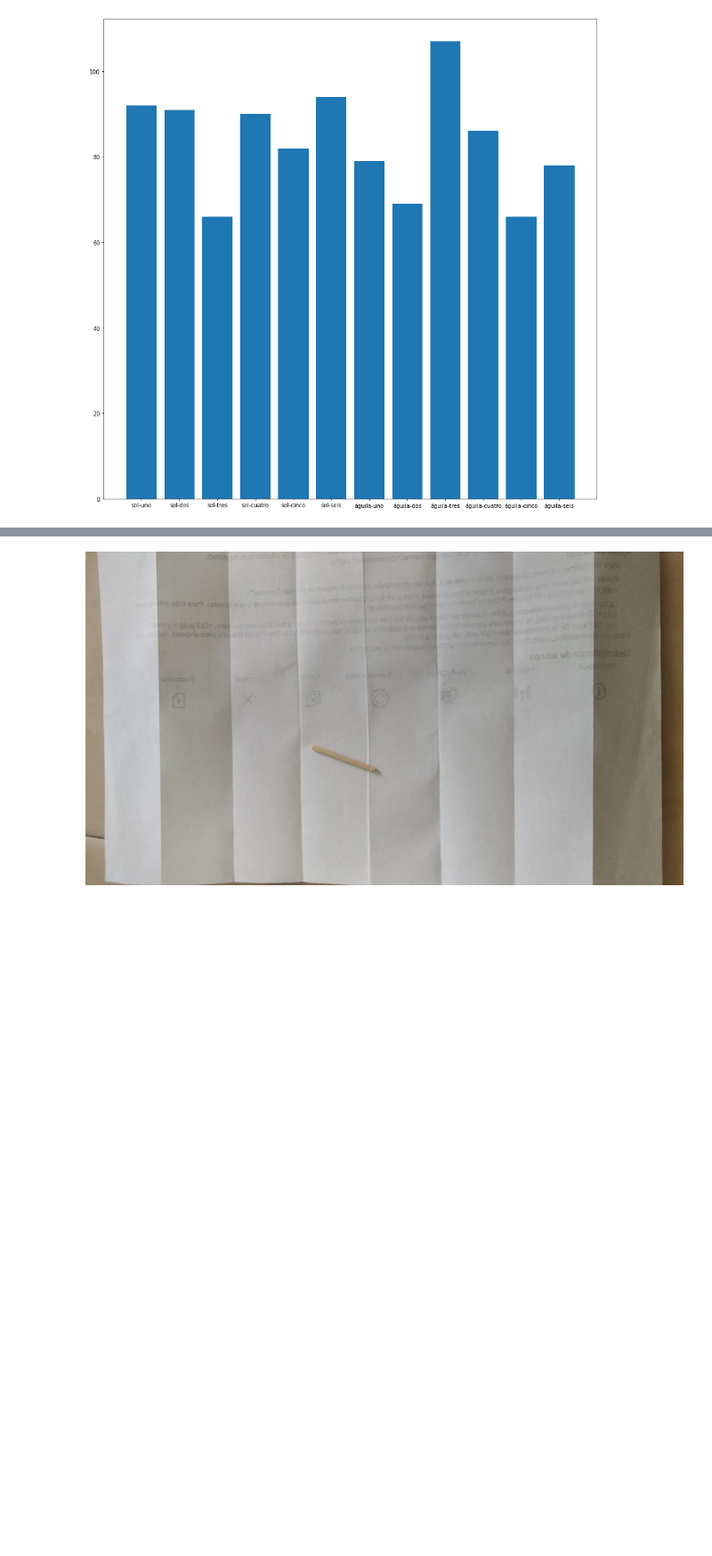
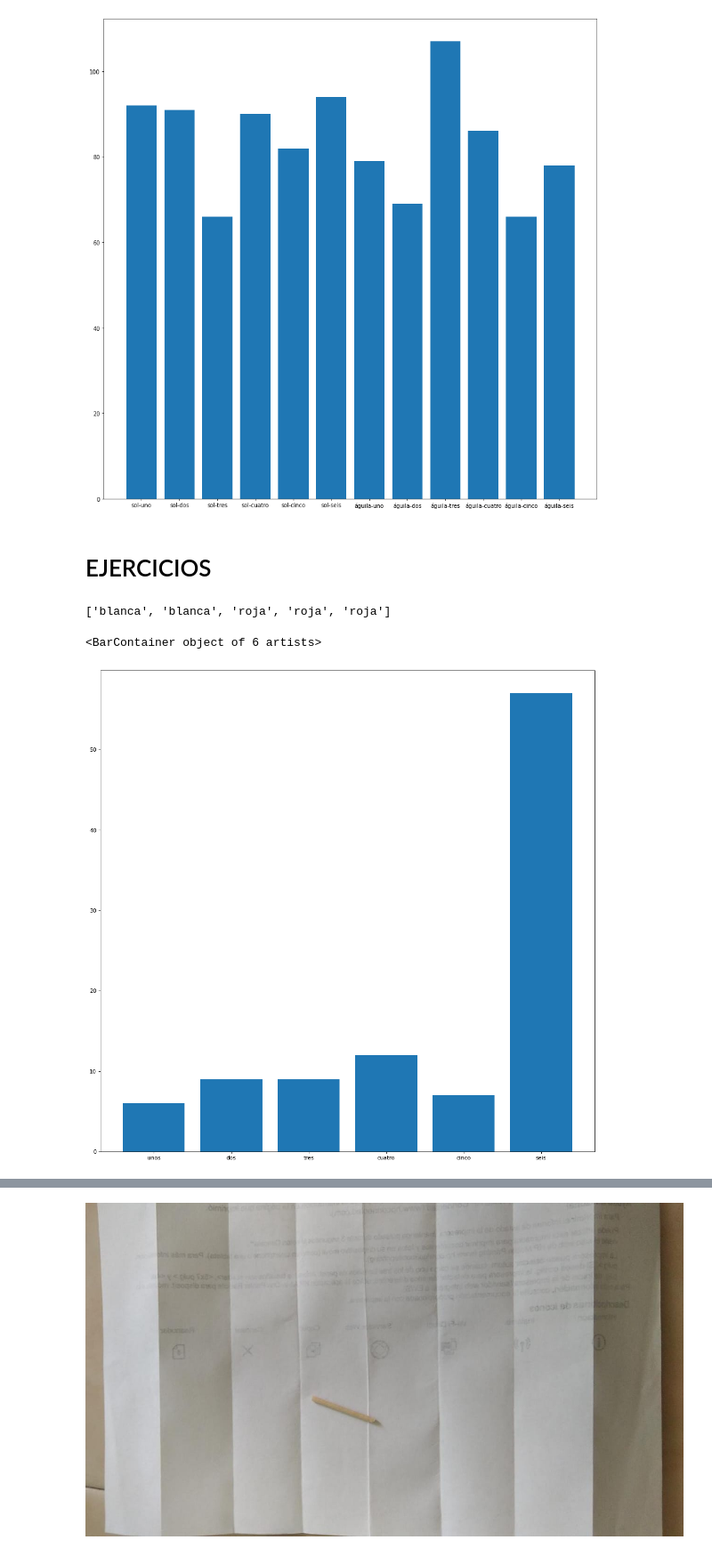
Before and after one commit to Crisel8a/Probabilidad, a Jupyter notebook: Probabilidad_1.ipynb, the cells around one changed output, grey strips where cells are left out. Shown at 89% size. Saved outputs shown, nothing was run; the diff lists cells and outputs as text; code cells hidden in the pictures; blank space fills up the shorter version.

```diff
--- a/Probabilidad_1.ipynb
+++ b/Probabilidad_1.ipynb
@@ -228,11 +277,3 @@ plt.bar(dado.keys(), dado.values())
 # %% [markdown]
 # MONEDA Y DADO
 ## Lanzar un dedo y una moneda
-# %%
-from random import choice
-moneda = randint(0,1)
-dado = [1,2,3,4,5,6]
-cara = choice(dado)
-pareja = (moneda,cara)
-
-pareja
@@ -288,3 +327,5 @@ plt.bar(parejas.keys(), parejas.values())
 # %% [output]
 <BarContainer object of 12 artists>
 [figure]
+# %% [markdown]
+# EJERCICIOS
@@ -290,0 +339,29 @@ plt.bar(parejas.keys(), parejas.values())
+# %%
+#Simular una extracción de una urna con 2 bolas blancas y 3 bolas rojas
+urna2 = (["blanca"]*2 + ["roja"]*3)
+urna2
+# %% [output]
+['blanca', 'blanca', 'roja', 'roja', 'roja']
+# %%
+#Simula un dado cargado donde la probabilidad del 6 sea 5 veces más que los demás
+dado = [1,2,3,4,5,6,6,6,6,6]
+caras= []
+for _ in range(100):
+    cara = choice(dado)
+    caras.append(cara)
+
+resultados = []
+for i in range(1,len(dado)+1):
+    resultados.append(caras.count(i)) #contanto cuántas veces salió cada número
+
+nombres = ["unos", "dos", "tres", "cuatro", "cinco", "seis"]
+dado = {nombre:resultado for nombre, resultado in zip(nombres, resultados)}
+
+import matplotlib.pyplot as plt
+from matplotlib.pyplot import figure
+
+figure(figsize=(16,16), dpi=80)
+plt.bar(dado.keys(), dado.values())
+# %% [output]
+<BarContainer object of 6 artists>
+[figure, added]
```
Also changed, not shown: parts of 18 cells of this notebook.
